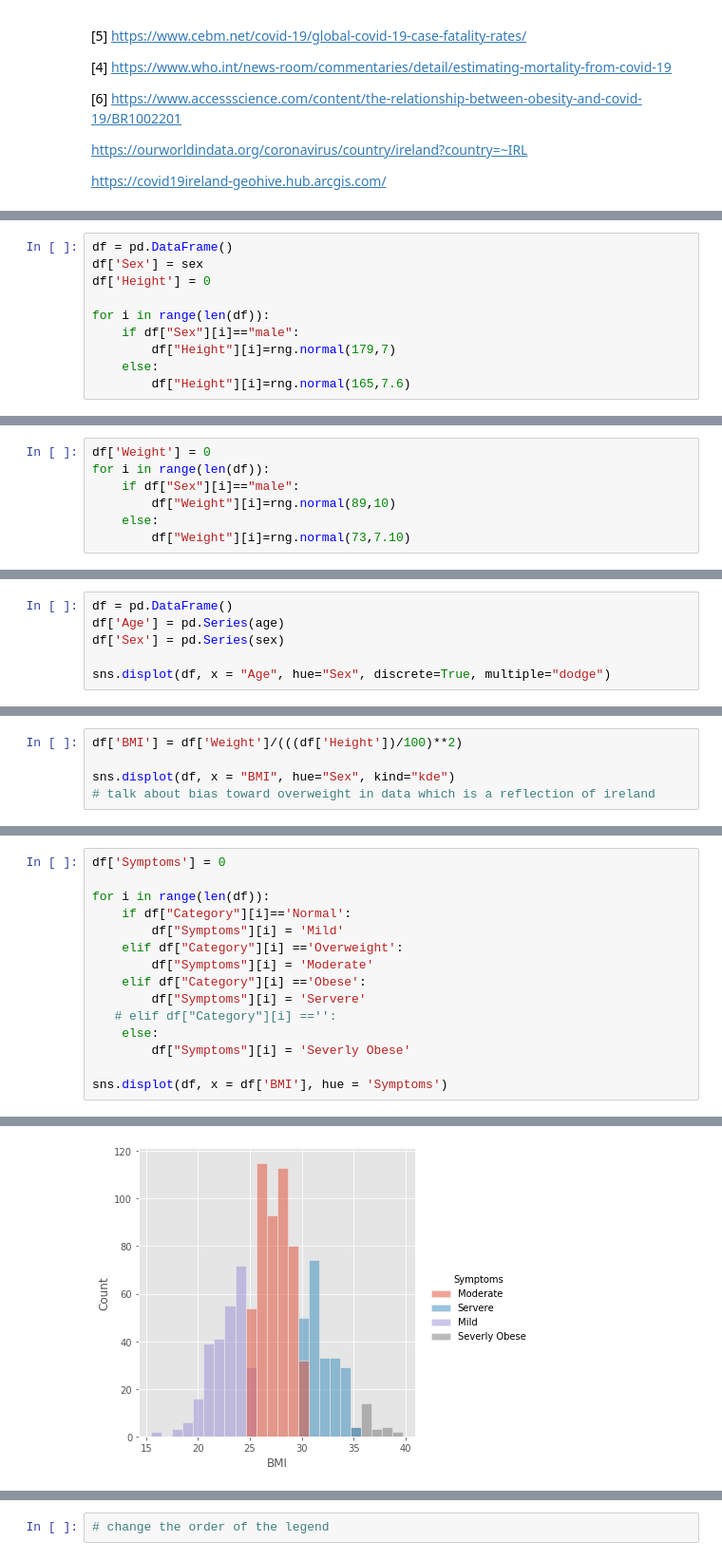
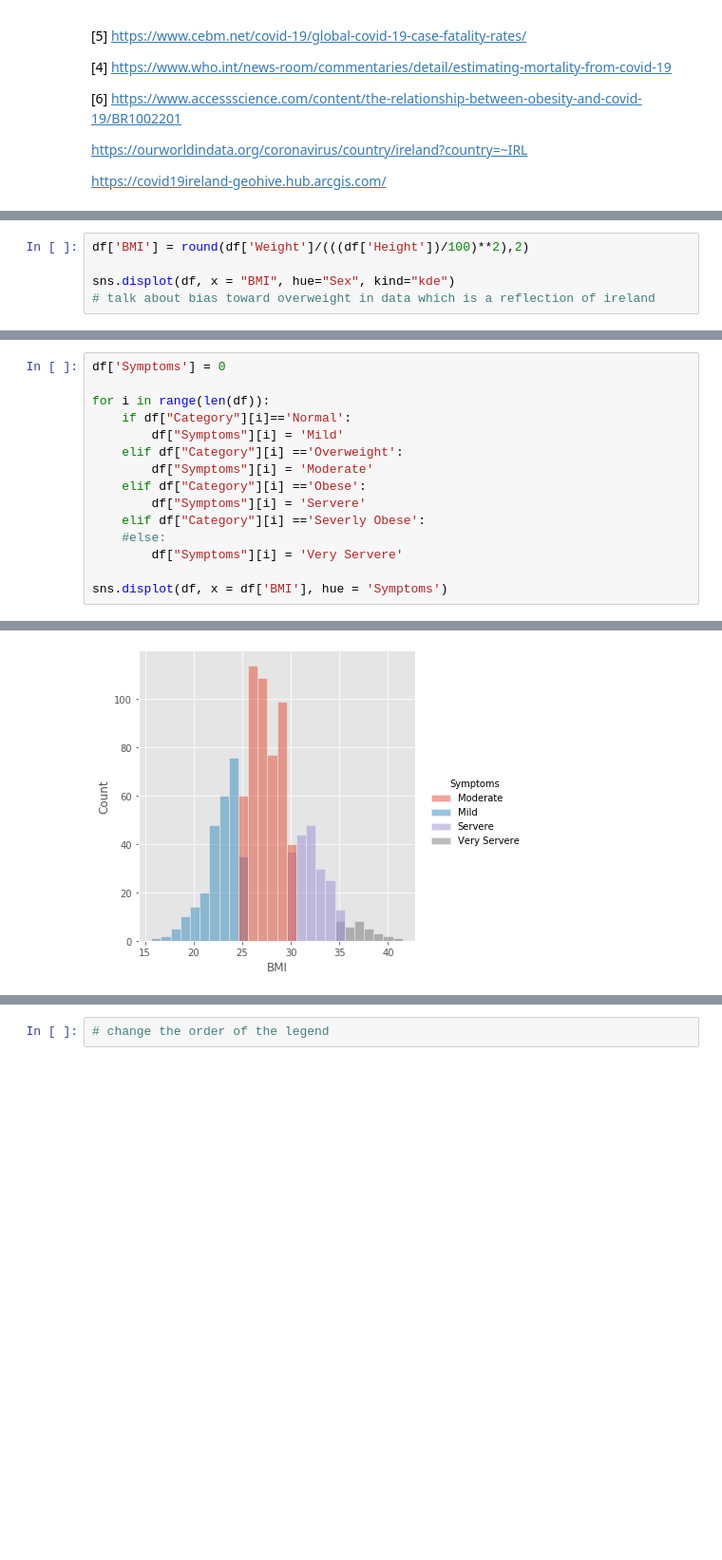
Before and after one commit to shaner1/ProgDA_Project_20, a Jupyter notebook: ProgDA_Project_2020.ipynb, the cells around one changed output, grey strips where cells are left out. Shown at 95% size. Drawn from its saved outputs; the diff is of its cells as text; blank space fills up the shorter version.

```diff
--- a/ProgDA_Project_2020.ipynb
+++ b/ProgDA_Project_2020.ipynb
@@ -149,13 +149,3 @@ The average male height in Ireland is 179 with a standard deviation of 7cm and 1
 [] https://en.wikipedia.org/wiki/Average_human_height_by_country#Table_of_heights (height)
 
 [] https://econ-papers.upf.edu/papers/1002.pdf (s.d of height)
-# %%
-df = pd.DataFrame()
-df['Sex'] = sex
-df['Height'] = 0
-
-for i in range(len(df)):
-    if df["Sex"][i]=="male":
-        df["Height"][i]=rng.normal(179,7)
-    else:
-        df["Height"][i]=rng.normal(165,7.6)
@@ -194,7 +151,0 @@ include a skewed distribution
-# %%
-df['Weight'] = 0
-for i in range(len(df)):
-    if df["Sex"][i]=="male":
-        df["Weight"][i]=rng.normal(89,10)
-    else:
-        df["Weight"][i]=rng.normal(73,7.10)
@@ -252,6 +151,0 @@ sex = rng.choice(['Male', 'Female'], 1000, p=[0.5, 0.5])
-# %%
-df = pd.DataFrame()
-df['Age'] = pd.Series(age)
-df['Sex'] = pd.Series(sex)
-
-sns.displot(df, x = "Age", hue="Sex", discrete=True, multiple="dodge")
@@ -287,5 +185,5 @@ sns.displot(df, x = "Weight", hue="Sex", discrete=True, multiple="dodge")
 # %%
-df['BMI'] = df['Weight']/(((df['Height'])/100)**2)
+df['BMI'] = round(df['Weight']/(((df['Height'])/100)**2),2)
 
 sns.displot(df, x = "BMI", hue="Sex", kind="kde")
 # talk about bias toward overweight in data which is a reflection of ireland
@@ -312,21 +222,21 @@ sns.displot(df, x = df['Category'], hue = 'Sex')
 # %%
 df['Symptoms'] = 0
 
 for i in range(len(df)):
     if df["Category"][i]=='Normal':
         df["Symptoms"][i] = 'Mild'
     elif df["Category"][i] =='Overweight':
         df["Symptoms"][i] = 'Moderate'
     elif df["Category"][i] =='Obese':
         df["Symptoms"][i] = 'Servere'
-   # elif df["Category"][i] =='':
-    else:
-        df["Symptoms"][i] = 'Severly Obese'
+    elif df["Category"][i] =='Severly Obese':
+    #else:
+        df["Symptoms"][i] = 'Very Servere'
 
 sns.displot(df, x = df['BMI'], hue = 'Symptoms')
 # %% [output]
 <seaborn.axisgrid.FacetGrid at 0x...>
-[figure, old version]
+[figure, new version]
 # %%
 sns.displot(df, x = df['BMI'], y = 'Symptoms')
 # %% [output]
```
Also changed, not shown: parts of 70 cells of this notebook.
